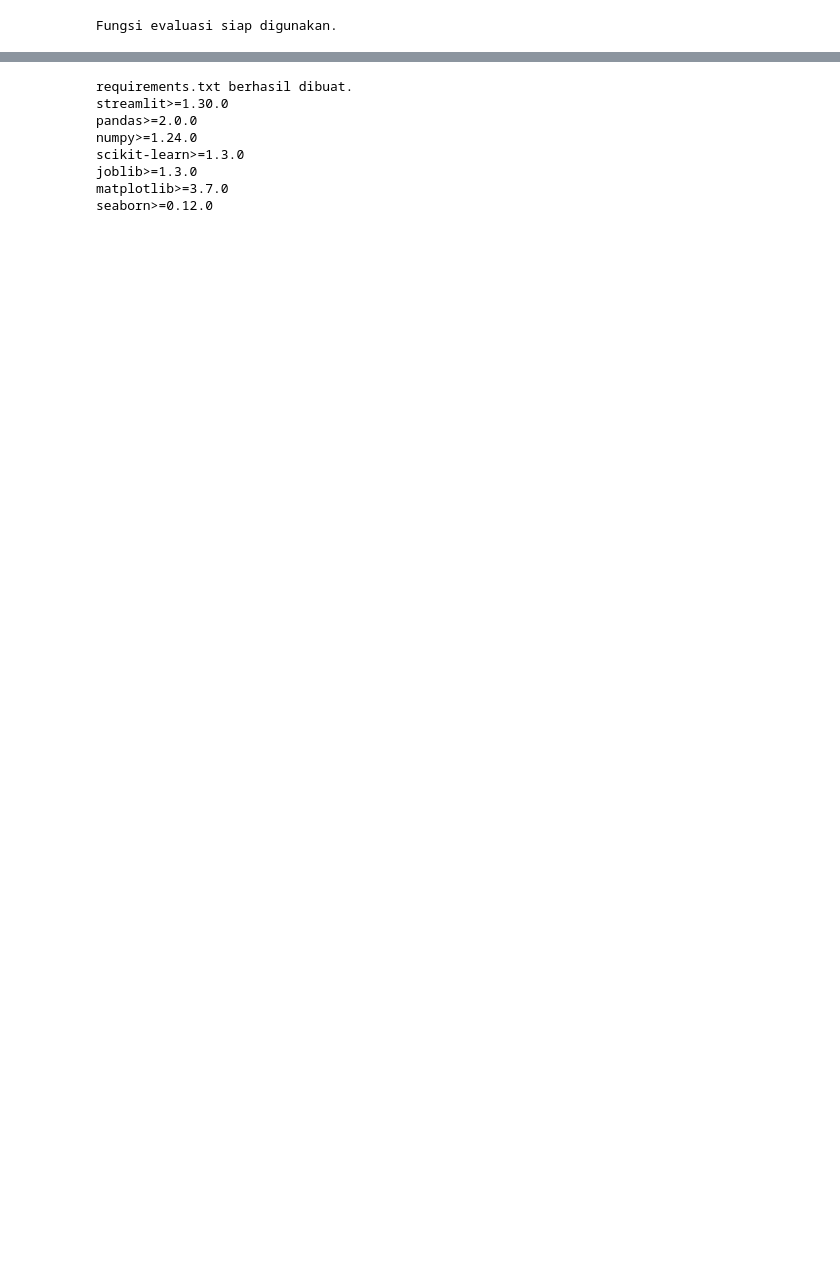
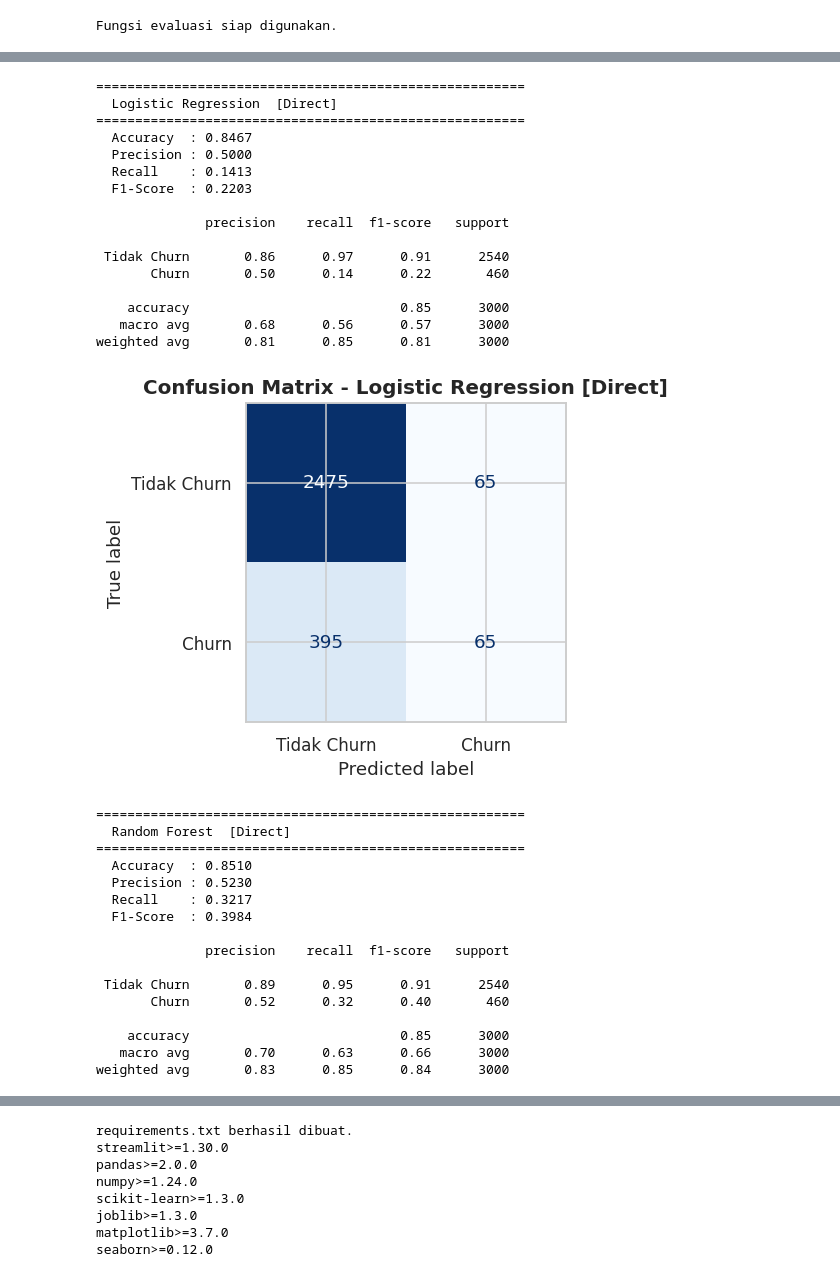
Before and after one commit to NK47GG/churn-prediction, a Jupyter notebook: UAS_Churn_Prediction_A11_2023_14862_Stefanus_Loveniko_Putra_Sinory.ipynb, the cells around one changed output, grey strips where cells are left out. Saved outputs shown, nothing was run; the diff lists cells and outputs as text; code cells hidden in the pictures; blank space fills up the shorter version.

```diff
--- a/UAS_Churn_Prediction_A11_2023_14862_Stefanus_Loveniko_Putra_Sinory.ipynb
+++ b/UAS_Churn_Prediction_A11_2023_14862_Stefanus_Loveniko_Putra_Sinory.ipynb
@@ -273,12 +341,12 @@ Rasio split : 80% train / 20% test
 # %%
 # Model 1: Logistic Regression (Konvensional)
 lr_direct = LogisticRegression(max_iter=1000, random_state=42)
-lr_direct.fit(X_train_d, y_train_d)
+lr_direct.fit(X_train_direct, y_train)
 print('Model 1: Logistic Regression (Konvensional)  - selesai')
 
 # Model 2: Random Forest (Ensemble Bagging)
 rf_direct = RandomForestClassifier(random_state=42)
-rf_direct.fit(X_train_d, y_train_d)
+rf_direct.fit(X_train_direct, y_train)
 print('Model 2: Random Forest (Ensemble Bagging)    - selesai')
 
 # Model 3: Voting Classifier (Ensemble Voting: LR + RF + KNN)
@@ -288,7 +356,7 @@ estimators_d = [
     ('knn', KNeighborsClassifier(n_neighbors=5))
 ]
 vc_direct = VotingClassifier(estimators=estimators_d, voting='soft')
-vc_direct.fit(X_train_d, y_train_d)
+vc_direct.fit(X_train_direct, y_train)
 print('Model 3: Voting Classifier (LR + RF + KNN)   - selesai')
 # %% [output]
 Model 1: Logistic Regression (Konvensional)  - selesai
@@ -334,4 +397,0 @@ Fungsi evaluasi siap digunakan.
-# %%
-results.append(evaluate_model('Logistic Regression', lr_direct, X_test_d, y_test_d, 'Direct'))
-results.append(evaluate_model('Random Forest',       rf_direct, X_test_d, y_test_d, 'Direct'))
-results.append(evaluate_model('Voting Classifier',   vc_direct, X_test_d, y_test_d, 'Direct'))
@@ -604,4 +397,0 @@ Model 3: Voting Classifier (LR + RF + KNN)   - selesai
-# %%
-results.append(evaluate_model('Logistic Regression', lr_prep, X_test_p, y_test_p, 'Preprocessing'))
-results.append(evaluate_model('Random Forest',       rf_prep, X_test_p, y_test_p, 'Preprocessing'))
-results.append(evaluate_model('Voting Classifier',   vc_prep, X_test_p, y_test_p, 'Preprocessing'))
@@ -808,4 +397,0 @@ Voting Classifier (dengan komponen ter-tuning) selesai dilatih.
-# %%
-results.append(evaluate_model('Logistic Regression', best_lr, X_test_fs, y_test_p, 'Tuning'))
-results.append(evaluate_model('Random Forest',       best_rf, X_test_fs, y_test_p, 'Tuning'))
-results.append(evaluate_model('Voting Classifier',   best_vc, X_test_fs, y_test_p, 'Tuning'))
@@ -922,0 +398,38 @@ plt.show()
+# %%
+results.append(evaluate_model('Logistic Regression', lr_direct, X_test_direct, y_test, 'Direct'))
+results.append(evaluate_model('Random Forest',       rf_direct, X_test_direct, y_test, 'Direct'))
+results.append(evaluate_model('Voting Classifier',   vc_direct, X_test_direct, y_test, 'Direct'))
+# %% [output]
+=======================================================
+  Logistic Regression  [Direct]
+=======================================================
+  Accuracy  : 0.8467
+  Precision : 0.5000
+  Recall    : 0.1413
+  F1-Score  : 0.2203
+
+              precision    recall  f1-score   support
+
+ Tidak Churn       0.86      0.97      0.91      2540
+       Churn       0.50      0.14      0.22       460
+
+    accuracy                           0.85      3000
+   macro avg       0.68      0.56      0.57      3000
+weighted avg       0.81      0.85      0.81      3000
+[figure, added]
+=======================================================
+  Random Forest  [Direct]
+=======================================================
+  Accuracy  : 0.8510
+  Precision : 0.5230
+  Recall    : 0.3217
+  F1-Score  : 0.3984
+
+              precision    recall  f1-score   support
+
+ Tidak Churn       0.89      0.95      0.91      2540
+       Churn       0.52      0.32      0.40       460
+
+    accuracy                           0.85      3000
+   macro avg       0.70      0.63      0.66      3000
+weighted avg       0.83      0.85      0.84      3000
```
Also changed, not shown: parts of 92 cells of this notebook.
